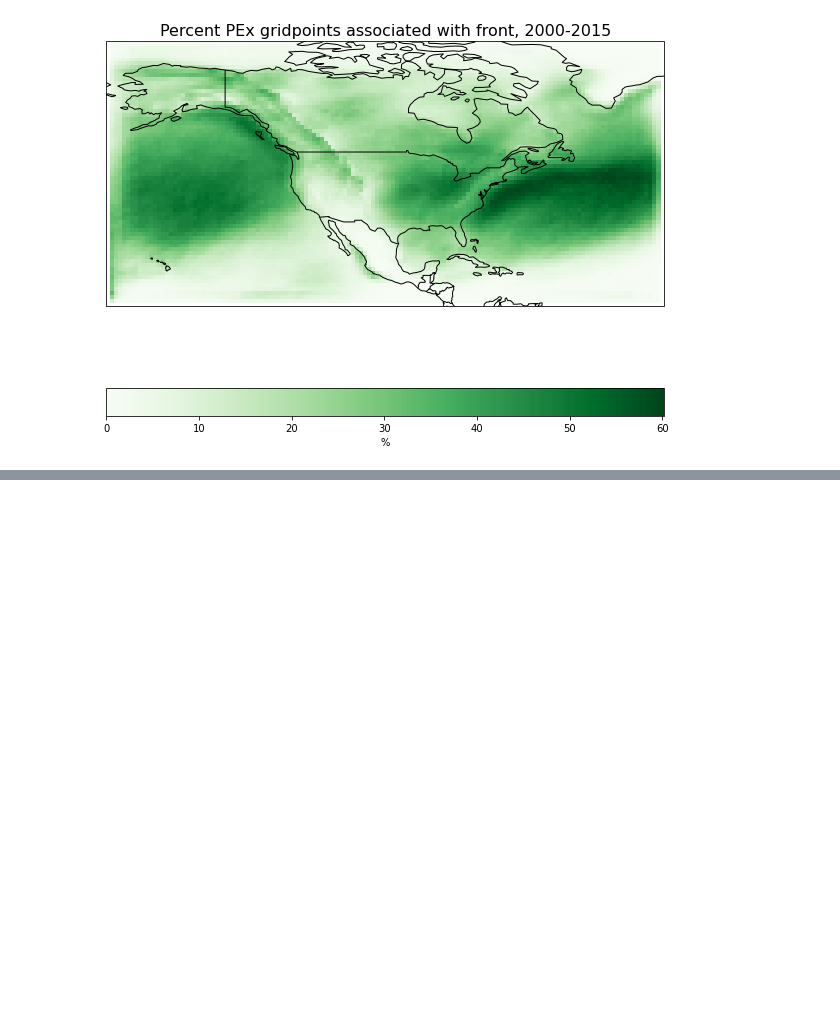
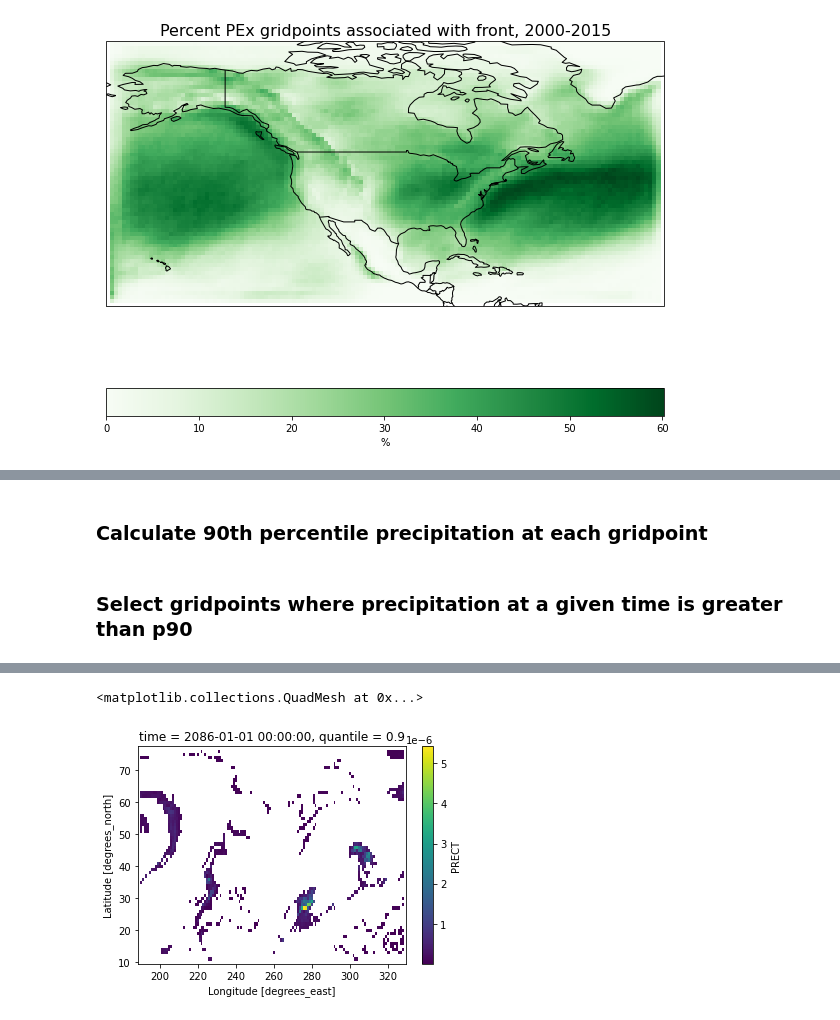
Before and after one commit to katiedagon/ML-extremes, a Jupyter notebook: notebooks/FrontsAnalysis_PEx.ipynb, the cells around one changed output, grey strips where cells are left out. Drawn from its saved outputs; the diff is of its cells as text; code cells hidden in the pictures; blank space fills up the shorter version.

```diff
--- a/notebooks/FrontsAnalysis_PEx.ipynb
+++ b/notebooks/FrontsAnalysis_PEx.ipynb
@@ -792,0 +820,2 @@ Text(0.5, 1.0, 'Percent PEx gridpoints associated with front, 2000-2015')
+# %%
+cesm_rcp85_filepath = "/glade/campaign/cgd/ccr/kdagon/dlfront/BRCP85C5CN/" # RCP8.5 output
@@ -792,0 +933,3 @@ Text(0.5, 1.0, 'Percent PEx gridpoints associated with front, 2000-2015')
+# %%
+PRECT_1deg_int_rcp85 = xr.open_dataarray(cesm_rcp85_filepath+'PRECT_1deg.nc', chunks={'time':600, 'lat':10, 'lon':20})
+PRECT_1deg_int_rcp85
@@ -792,0 +962,12 @@ Text(0.5, 1.0, 'Percent PEx gridpoints associated with front, 2000-2015')
+# %% [markdown]
+### Calculate 90th percentile precipitation at each gridpoint
+# %%
+p90_rcp85 = PRECT_1deg_int_rcp85.chunk({'time': -1}).quantile(0.9, dim='time')
+# %% [markdown]
+### Select gridpoints where precipitation at a given time is greater than p90
+# %%
+PEx_rcp85 = PRECT_1deg_int_rcp85.where(PRECT_1deg_int_rcp85 > p90_rcp85)
+# %%
+%%time
+PEx_rcp85.isel(time=0).plot();
+# %% [output]
@@ -792,0 +976,2 @@ Text(0.5, 1.0, 'Percent PEx gridpoints associated with front, 2000-2015')
+<matplotlib.collections.QuadMesh at 0x...>
+[figure, added]
```
Also changed, not shown: parts of 55 cells of this notebook, 1 other file.
